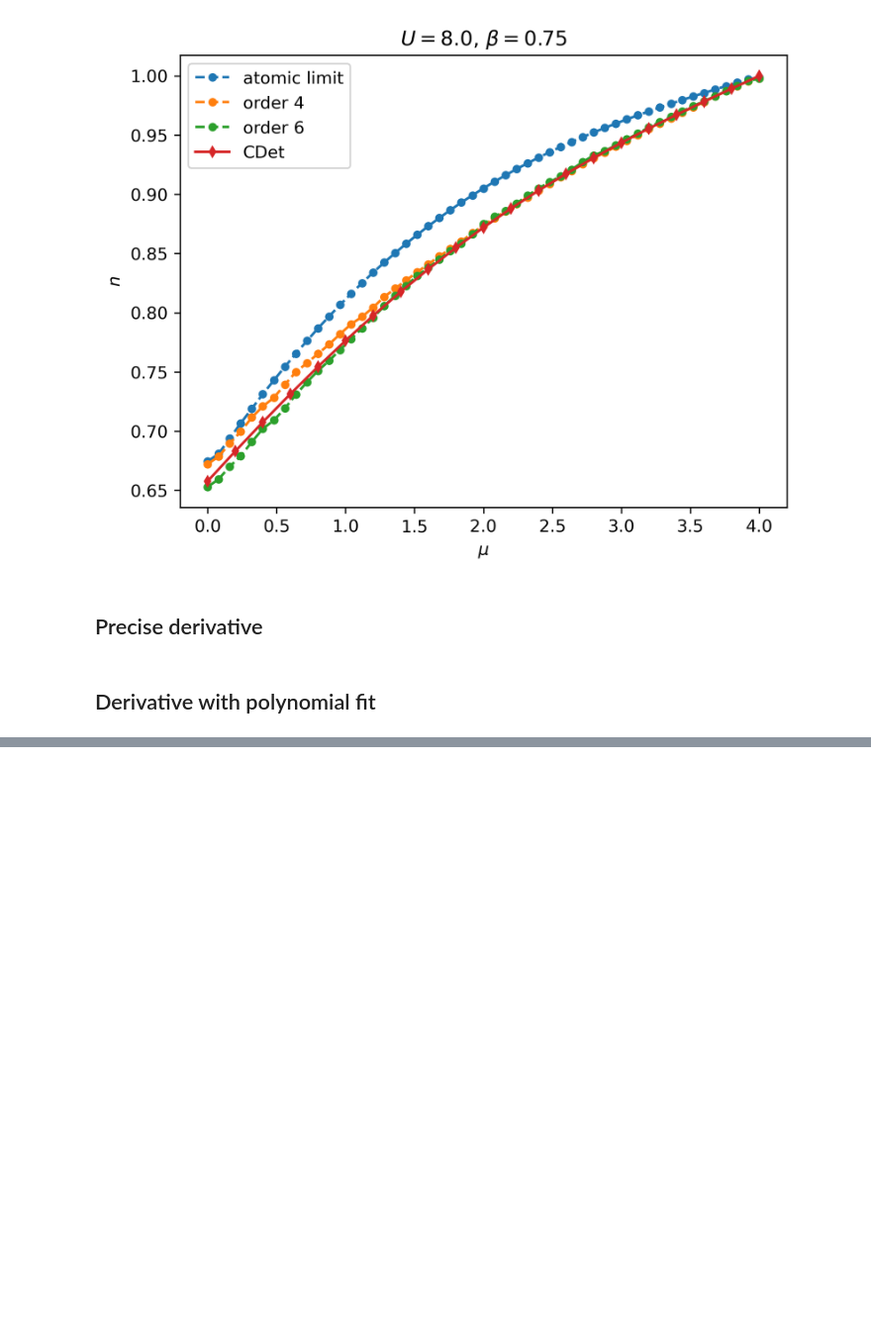
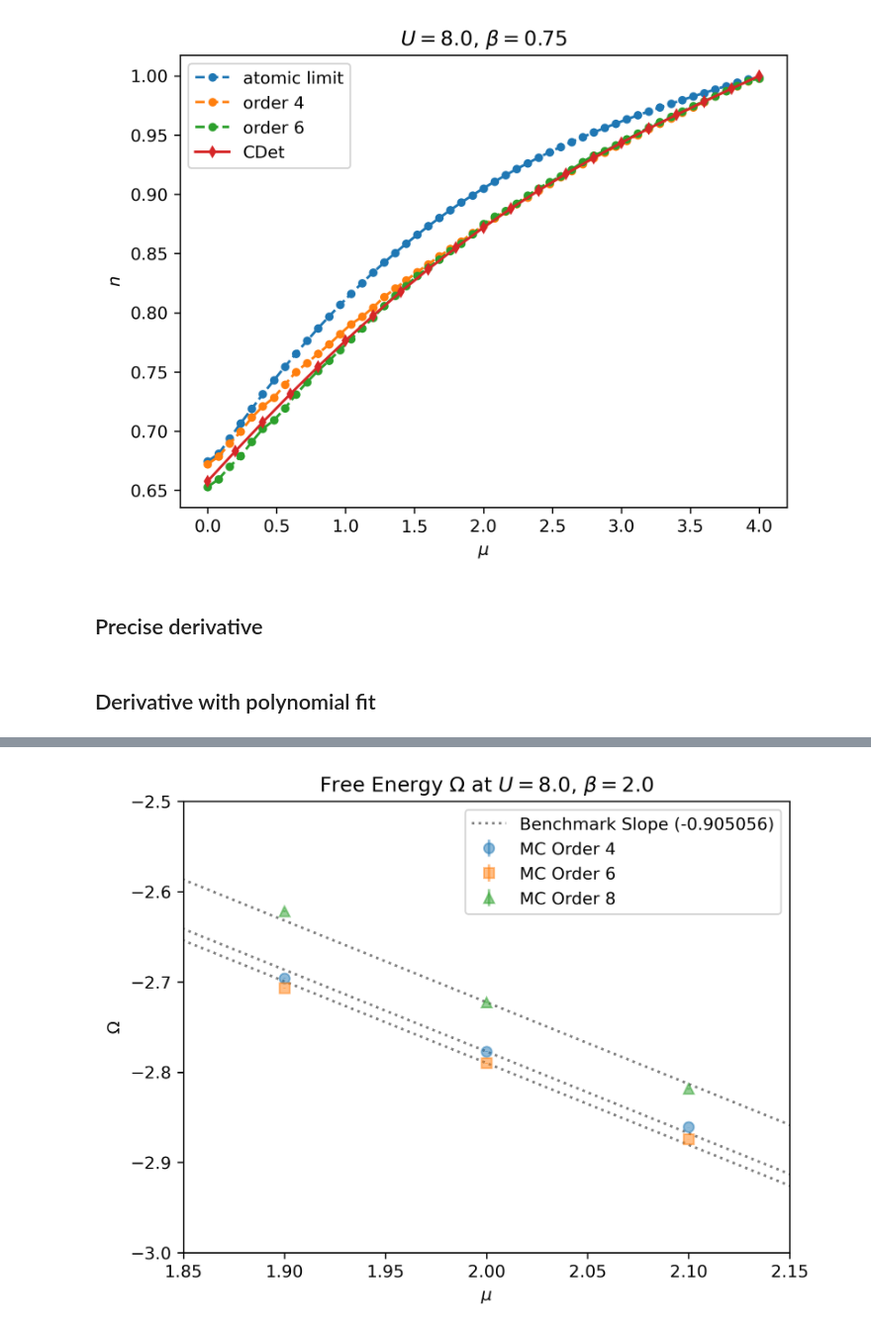
Before and after one commit to louishrm/strong_coupling_expansion, a Jupyter notebook: analytical/density_mu_beta.ipynb, the cells around one changed output, grey strips where cells are left out. Shown at 99% size. Drawn from its saved outputs; the diff is of its cells as text; code cells hidden in the pictures; blank space fills up the shorter version.

```diff
--- a/analytical/density_mu_beta.ipynb
+++ b/analytical/density_mu_beta.ipynb
@@ -456,0 +295,38 @@ density_6_pts[5], density_4_pts[5]
+# %%
+#load order 8
+with h5py.File(f'/Users/louissharma/Desktop/results_sc/results_2/full_lattice_Omega_order_8_scan_mu_U=8.0_beta=2.0_alpha={alpha}.h5', 'r') as f:
+    mus_8 = f['mu_list'][:]
+    a_8 = f['mean_list'][:]
+    errors_8 = f['error_list'][:]
+# %%
+idx = np.where(np.isin(mus, mus_8))
+partial_sum_8 = partial_sum_6[idx] + a_8
+# %%
+slope = -0.905056
+y_at_2_8 = np.interp(2.0, mus[idx], partial_sum_8)
+intercept_8 = y_at_2 - slope * 2.0
+
+line_mu_2_8 = lambda mu: slope * mu + intercept
+
+y_at_2_4 = np.interp(2.0, mus, partial_sum_4)
+y_at_2_6 = np.interp(2.0, mus, partial_sum_6)
+intercept_4 = y_at_2_4 - slope * 2.0
+intercept_6 = y_at_2_6 - slope * 2.0
+line_mu_2_4 = lambda mu: slope * mu + intercept_4
+line_mu_2_6 = lambda mu: slope * mu + intercept_6
+# %%
+plt.errorbar(mus, partial_sum_4, yerr=error_4, fmt='o', color='tab:blue', alpha=0.5, label='MC Order 4')
+plt.errorbar(mus, partial_sum_6, yerr=np.sqrt(error_4**2 + error_6**2), fmt='s', color='tab:orange', alpha=0.5, label='MC Order 6')
+plt.errorbar(mus[idx], partial_sum_8, yerr=np.sqrt(error_4[idx]**2+error_6[idx]**2+errors_8**2), fmt='^', color='tab:green', alpha=0.5, label='MC Order 8')
+plt.xlabel(r'$\mu$')
+plt.ylabel(r'$\Omega$')
+plt.title(r'Free Energy $\Omega$ at $U=8.0$, $\beta=2.0$')
+plt.plot(mus, line_mu_2_4(mus), ':', color='gray', label=f'Benchmark Slope ({slope})')
+plt.plot(mus, line_mu_2_6(mus), ':', color='gray')
+plt.plot(mus, line_mu_2_8(mus), ':', color='gray')
+plt.legend()
+plt.xlim(1.85, 2.15)
+plt.ylim(-3.0, -2.5)
+plt.show()
+# %% [output]
+[figure, added]
```
Also changed, not shown: parts of 23 cells of this notebook, 1 other file.
